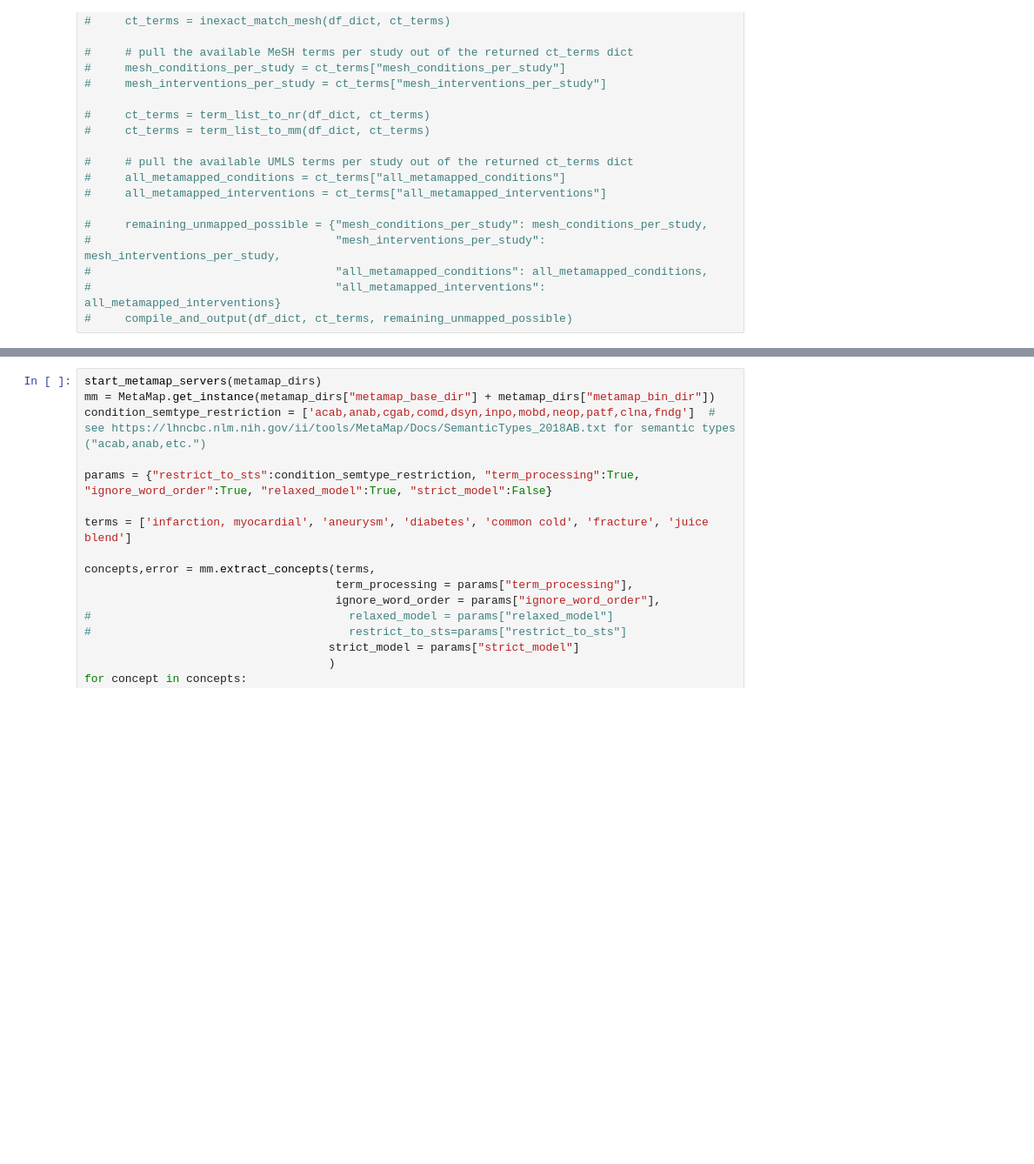
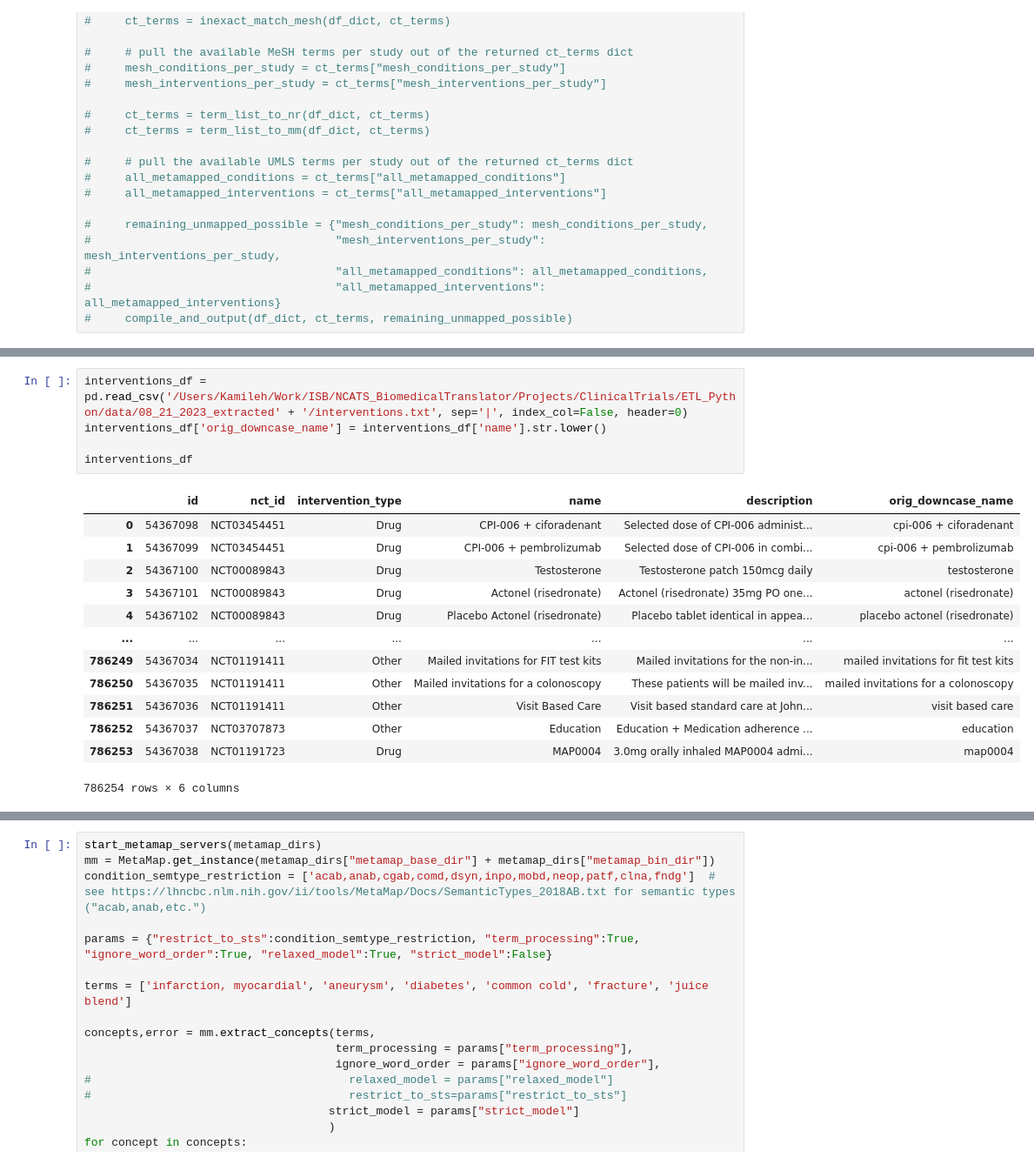
Before and after one commit to GitHubbit/Multiomics_ClinicalTrials_KP, a Jupyter notebook: mapper_ipynb_to_py_mm_only.ipynb, the cells around one changed output, grey strips where cells are left out. Shown at 87% size. Saved outputs shown, nothing was run; the diff lists cells and outputs as text; blank space fills up the shorter version.

```diff
--- a/mapper_ipynb_to_py_mm_only.ipynb
+++ b/mapper_ipynb_to_py_mm_only.ipynb
@@ -523,0 +565,19 @@ def compile_and_output(df_dict, ct_terms, remaining_unmapped_possible):
+# %%
+interventions_df = pd.read_csv('/Users/Kamileh/Work/ISB/NCATS_BiomedicalTranslator/Projects/ClinicalTrials/ETL_Python/data/08_21_2023_extracted' + '/interventions.txt', sep='|', index_col=False, header=0)
+interventions_df['orig_downcase_name'] = interventions_df['name'].str.lower()
+
+interventions_df
+# %% [output]
+|  | id | nct_id | intervention_type | name | description | orig_downcase_name |
+| 0 | 54367098 | NCT03454451 | Drug | CPI-006 + ciforadenant | Selected dose of CPI-006 administ... | cpi-006 + ciforadenant |
+| 1 | 54367099 | NCT03454451 | Drug | CPI-006 + pembrolizumab | Selected dose of CPI-006 in combi... | cpi-006 + pembrolizumab |
+| 2 | 54367100 | NCT00089843 | Drug | Testosterone | Testosterone patch 150mcg daily | testosterone |
+| 3 | 54367101 | NCT00089843 | Drug | Actonel (risedronate) | Actonel (risedronate) 35mg PO one... | actonel (risedronate) |
+| 4 | 54367102 | NCT00089843 | Drug | Placebo Actonel (risedronate) | Placebo tablet identical in appea... | placebo actonel (risedronate) |
+| ... | ... | ... | ... | ... | ... | ... |
+| 786249 | 54367034 | NCT01191411 | Other | Mailed invitations for FIT test kits | Mailed invitations for the non-in... | mailed invitations for fit test kits |
+| 786250 | 54367035 | NCT01191411 | Other | Mailed invitations for a colonoscopy | These patients will be mailed inv... | mailed invitations for a colonoscopy |
+| 786251 | 54367036 | NCT01191411 | Other | Visit Based Care | Visit based standard care at John... | visit based care |
+| 786252 | 54367037 | NCT03707873 | Other | Education | Education + Medication adherence ... | education |
+| 786253 | 54367038 | NCT01191723 | Drug | MAP0004 | 3.0mg orally inhaled MAP0004 admi... | map0004 |
+786254 rows × 6 columns
```
Also changed, not shown: parts of 10 cells of this notebook.
